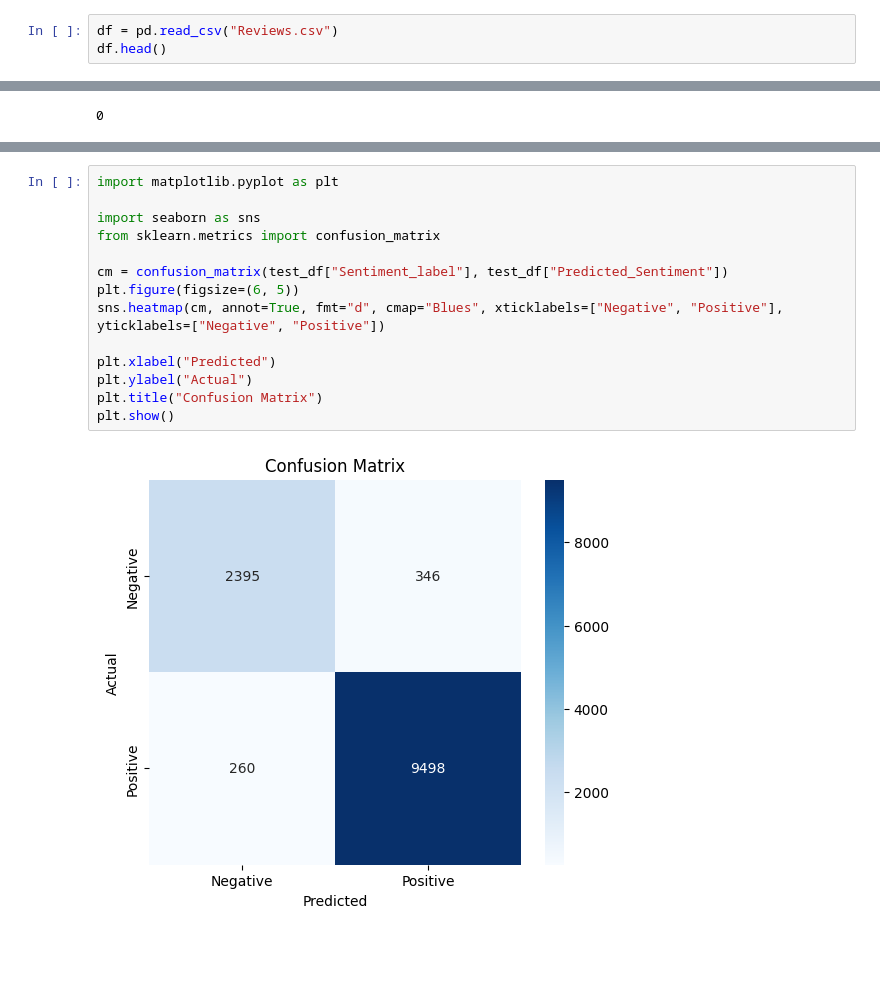
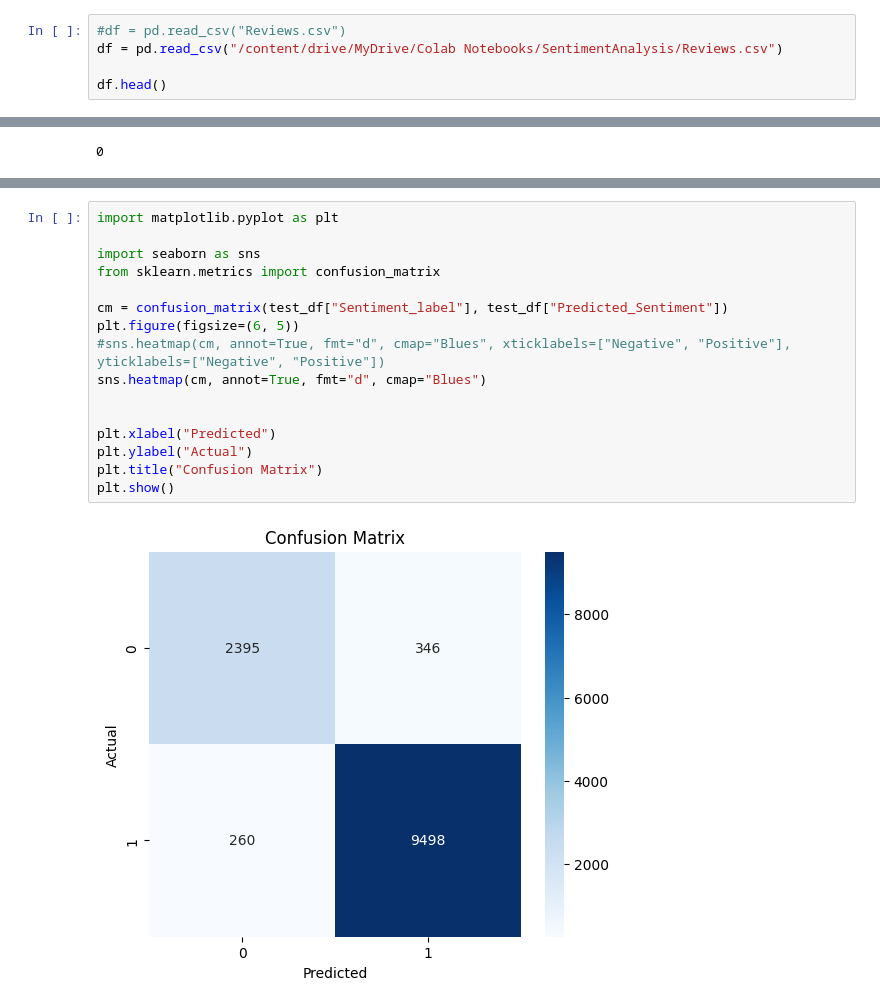
Before and after one commit to jasonhops/IE7500, a Jupyter notebook: RoBERTa_model.ipynb, the cells around one changed output, grey strips where cells are left out. Drawn from its saved outputs; the diff is of its cells as text; blank space fills up the shorter version.

Commit message:
Add files via upload
Updated notebook with graphs and markdown cells explaining code .

```diff
--- a/RoBERTa_model.ipynb
+++ b/RoBERTa_model.ipynb
@@ -11,7 +13,9 @@ import pandas as pd
 # %% [markdown]
 ### Loading Amazon Fine Food Reviews dataset. It has 568454 rows and 10 columns
 # %%
-df = pd.read_csv("Reviews.csv")
+#df = pd.read_csv("Reviews.csv")
+df = pd.read_csv("/content/drive/MyDrive/Colab Notebooks/SentimentAnalysis/Reviews.csv")
+
 df.head()
 # %% [output]
 |  | Id | ProductId | UserId | ProfileName | HelpfulnessNumerator | HelpfulnessDenominator | Score | ... |
@@ -355,16 +514,18 @@ Probabilities: [[0.9994920492172241, 0.0005079112597741187]]
 # %%
 import matplotlib.pyplot as plt
 
 import seaborn as sns
 from sklearn.metrics import confusion_matrix
 
 cm = confusion_matrix(test_df["Sentiment_label"], test_df["Predicted_Sentiment"])
 plt.figure(figsize=(6, 5))
-sns.heatmap(cm, annot=True, fmt="d", cmap="Blues", xticklabels=["Negative", "Positive"], yticklabels=["Negative", "Positive"])
+#sns.heatmap(cm, annot=True, fmt="d", cmap="Blues", xticklabels=["Negative", "Positive"], yticklabels=["Negative", "Positive"])
+sns.heatmap(cm, annot=True, fmt="d", cmap="Blues")
+
 
 plt.xlabel("Predicted")
 plt.ylabel("Actual")
 plt.title("Confusion Matrix")
 plt.show()
 # %% [output]
-[figure, old version]
+[figure, new version]
```
Also changed, not shown: parts of 24 cells of this notebook.
